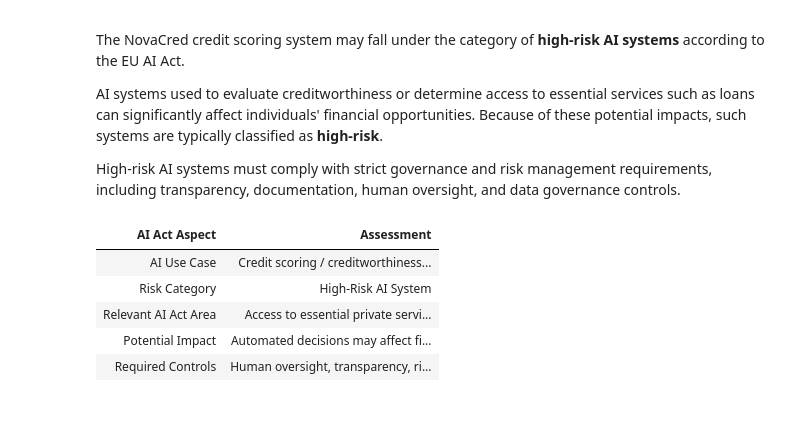
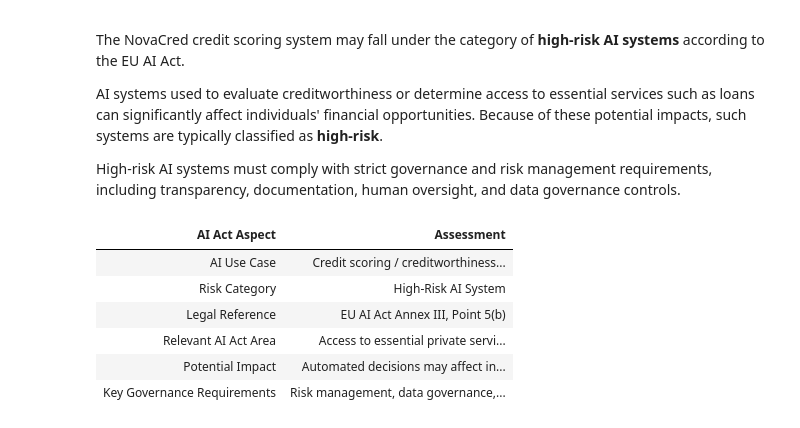
Before and after one commit to lauraaandrada/dego-project-team2, a Jupyter notebook: notebooks/03-privacy-demo.ipynb, the cells around one changed output. Drawn from its saved outputs; the diff is of its cells as text; code cells hidden in the pictures.

Commit message:
Enhance EU AI Act classification with Annex III (5b) reference

```diff
--- a/notebooks/03-privacy-demo.ipynb
+++ b/notebooks/03-privacy-demo.ipynb
@@ -292,21 +292,23 @@ High-risk AI systems must comply with strict governance and risk management requ
 # %%
 ai_act_mapping = {
     "AI Use Case": "Credit scoring / creditworthiness evaluation",
     "Risk Category": "High-Risk AI System",
+    "Legal Reference": "EU AI Act Annex III, Point 5(b)",
     "Relevant AI Act Area": "Access to essential private services (credit)",
-    "Potential Impact": "Automated decisions may affect financial opportunities for individuals",
-    "Required Controls": "Human oversight, transparency, risk management, and data governance"
+    "Potential Impact": "Automated decisions may affect individuals' access to financial services and economic opportunities",
+    "Key Governance Requirements": "Risk management, data governance, transparency, logging, and human oversight"
 }
 
 pd.DataFrame(
     list(ai_act_mapping.items()),
     columns=["AI Act Aspect", "Assessment"]
 ).style.hide(axis="index")
 # %% [output]
 | AI Act Aspect | Assessment |
 | AI Use Case | Credit scoring / creditworthiness... |
 | Risk Category | High-Risk AI System |
+| Legal Reference | EU AI Act Annex III, Point 5(b) |
 | Relevant AI Act Area | Access to essential private servi... |
-| Potential Impact | Automated decisions may affect fi... |
-| Required Controls | Human oversight, transparency, ri... |
+| Potential Impact | Automated decisions may affect in... |
+| Key Governance Requirements | Risk management, data governance,... |
 # %% [markdown]
```
Also changed, not shown: parts of 1 cell of this notebook.
